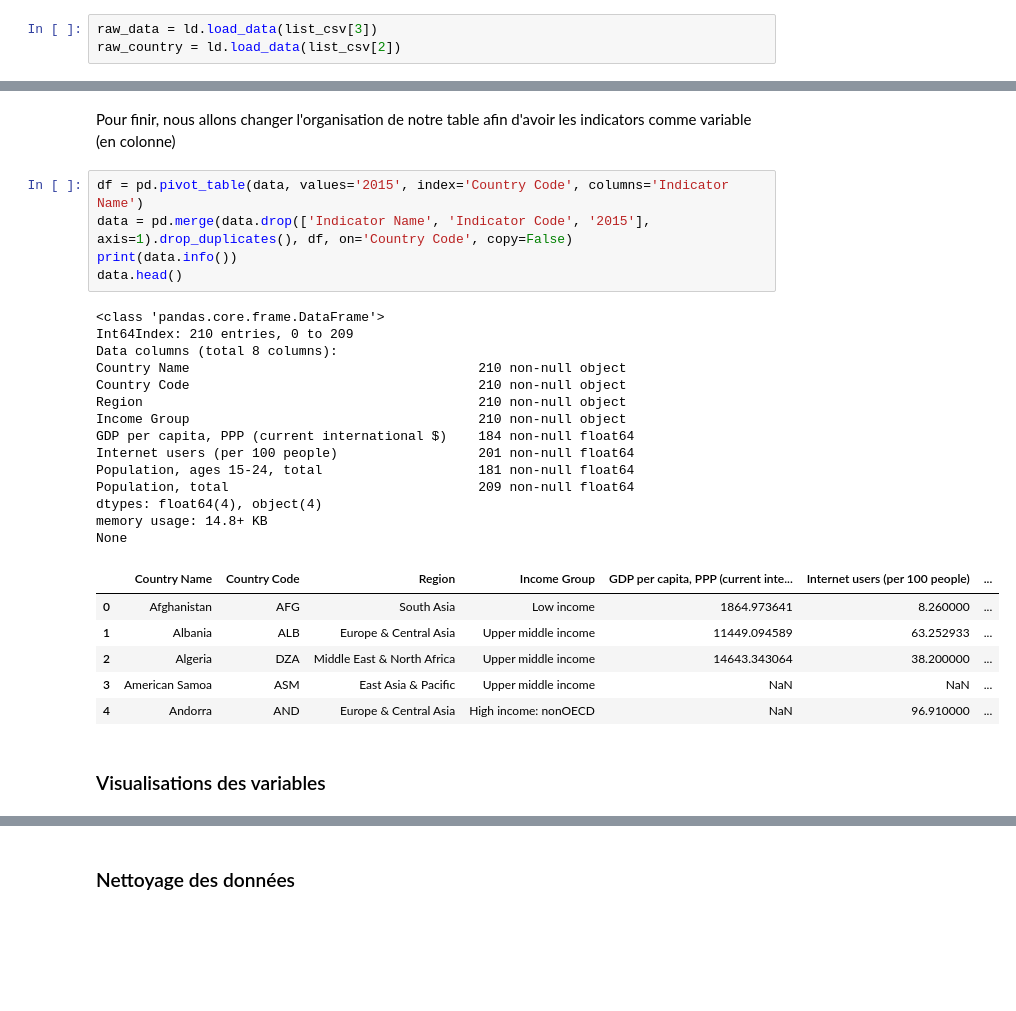
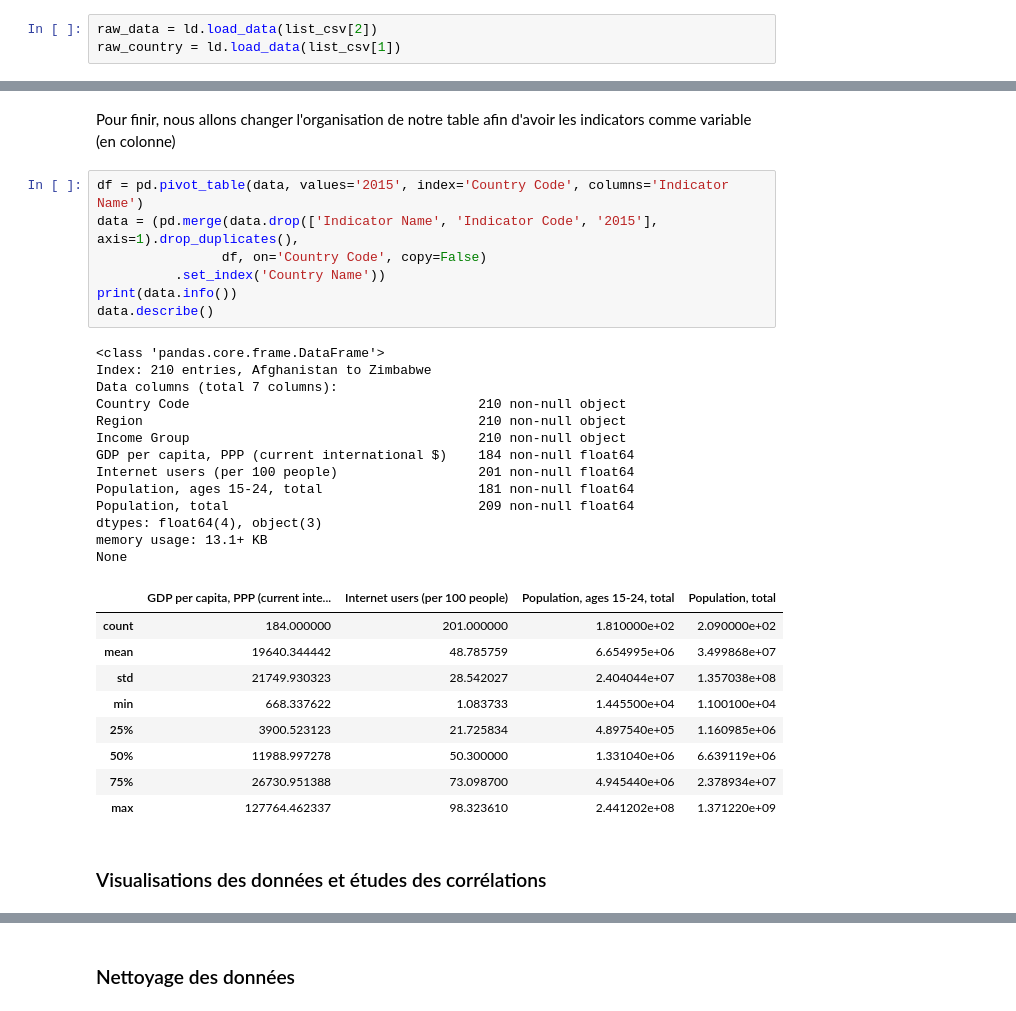
Before and after one commit to Pierre-Eloi/OC_DS_Project2, a Jupyter notebook: Project_2.ipynb, the cells around one changed output, grey strips where cells are left out. Cells and saved outputs as stored; diff of their text form; blank space fills up the shorter version.

```diff
--- a/Project_2.ipynb
+++ b/Project_2.ipynb
@@ -40,8 +39,8 @@ EdStatsSeries.csv
 
 Pour manipuler les données, nous utiliserons la librairies pandas de Python.
 # %%
-raw_data = ld.load_data(list_csv[3])
-raw_country = ld.load_data(list_csv[2])
+raw_data = ld.load_data(list_csv[2])
+raw_country = ld.load_data(list_csv[1])
 # %% [output]
 |  | Country Name | Country Code | Indicator Name | Indicator Code | 1970 | 1971 | 1972 | 1973 | ... |
 | 0 | Arab World | ARB | Adjusted net enrolment rate, lowe... | UIS.NERA.2 | NaN | NaN | NaN | NaN | ... |
@@ -191,29 +180,33 @@ data = data[mask].drop(['2016', '2017'], axis=1)
 Pour finir, nous allons changer l'organisation de notre table afin d'avoir les indicators comme variable (en colonne)
 # %%
 df = pd.pivot_table(data, values='2015', index='Country Code', columns='Indicator Name')
-data = pd.merge(data.drop(['Indicator Name', 'Indicator Code', '2015'], axis=1).drop_duplicates(), df, on='Country Code', copy=False)
+data = (pd.merge(data.drop(['Indicator Name', 'Indicator Code', '2015'], axis=1).drop_duplicates(),
+                df, on='Country Code', copy=False)
+          .set_index('Country Name'))
 print(data.info())
-data.head()
+data.describe()
 # %% [output]
 <class 'pandas.core.frame.DataFrame'>
-Int64Index: 210 entries, 0 to 209
-Data columns (total 8 columns):
-Country Name                                     210 non-null object
+Index: 210 entries, Afghanistan to Zimbabwe
+Data columns (total 7 columns):
 Country Code                                     210 non-null object
 Region                                           210 non-null object
 Income Group                                     210 non-null object
 GDP per capita, PPP (current international $)    184 non-null float64
 Internet users (per 100 people)                  201 non-null float64
 Population, ages 15-24, total                    181 non-null float64
 Population, total                                209 non-null float64
-dtypes: float64(4), object(4)
-memory usage: 14.8+ KB
+dtypes: float64(4), object(3)
+memory usage: 13.1+ KB
 None
-|  | Country Name | Country Code | Region | Income Group | GDP per capita, PPP (current inte... | Internet users (per 100 people) | ... |
-| 0 | Afghanistan | AFG | South Asia | Low income | 1864.973641 | 8.260000 | ... |
-| 1 | Albania | ALB | Europe & Central Asia | Upper middle income | 11449.094589 | 63.252933 | ... |
-| 2 | Algeria | DZA | Middle East & North Africa | Upper middle income | 14643.343064 | 38.200000 | ... |
-| 3 | American Samoa | ASM | East Asia & Pacific | Upper middle income | NaN | NaN | ... |
-| 4 | Andorra | AND | Europe & Central Asia | High income: nonOECD | NaN | 96.910000 | ... |
+|  | GDP per capita, PPP (current inte... | Internet users (per 100 people) | Population, ages 15-24, total | Population, total |
+| count | 184.000000 | 201.000000 | 1.810000e+02 | 2.090000e+02 |
+| mean | 19640.344442 | 48.785759 | 6.654995e+06 | 3.499868e+07 |
+| std | 21749.930323 | 28.542027 | 2.404044e+07 | 1.357038e+08 |
+| min | 668.337622 | 1.083733 | 1.445500e+04 | 1.100100e+04 |
+| 25% | 3900.523123 | 21.725834 | 4.897540e+05 | 1.160985e+06 |
+| 50% | 11988.997278 | 50.300000 | 1.331040e+06 | 6.639119e+06 |
+| 75% | 26730.951388 | 73.098700 | 4.945440e+06 | 2.378934e+07 |
+| max | 127764.462337 | 98.323610 | 2.441202e+08 | 1.371220e+09 |
 # %% [markdown]
-### Visualisations des variables
+### Visualisations des données et études des corrélations
```
Also changed, not shown: parts of 7 cells of this notebook, 1 other file.
